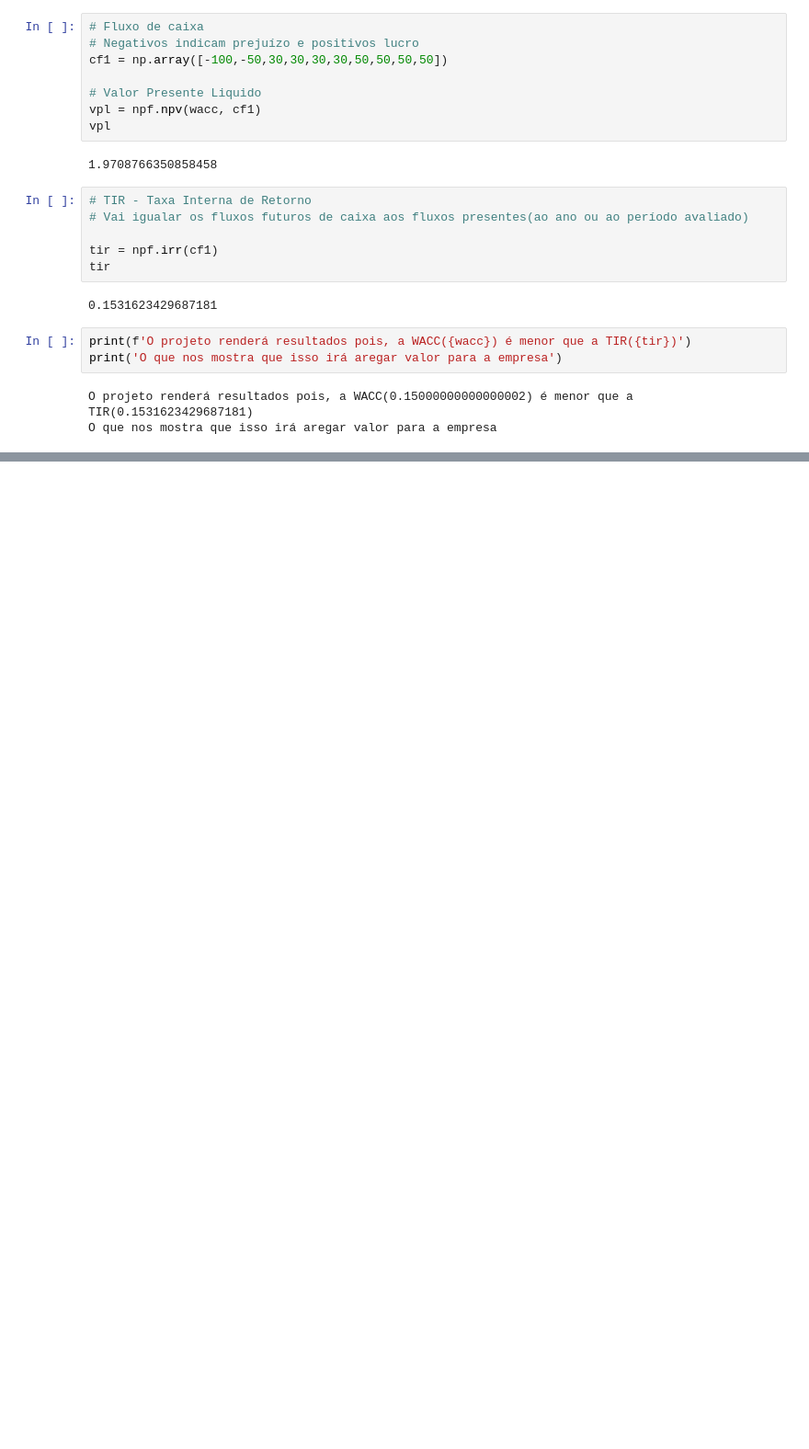
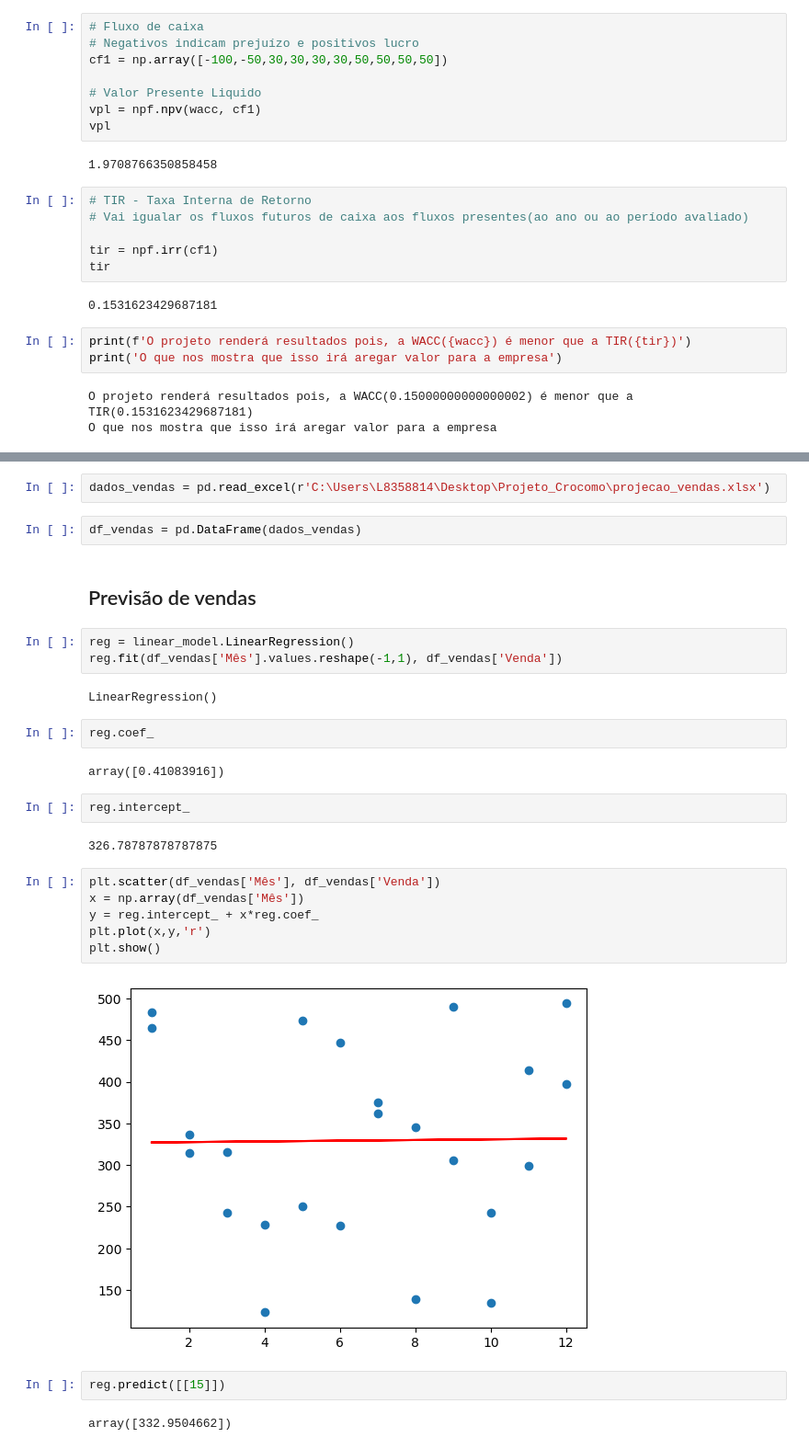
Before and after one commit to Leonardo-Monaro/Projeto_engenharia_economica, a Jupyter notebook: projeto_vendas.ipynb, the cells around one changed output, grey strips where cells are left out. Shown at 92% size. Cells and saved outputs as stored; diff of their text form; blank space fills up the shorter version.

```diff
--- a/projeto_vendas.ipynb
+++ b/projeto_vendas.ipynb
@@ -79,0 +90,31 @@ A empresa levará 78 meses ou 6.5 anos para recuperar o investimento
+# %%
+dados_vendas = pd.read_excel(r'C:\Users\L8358814\Desktop\Projeto_Crocomo\projecao_vendas.xlsx')
+# %%
+df_vendas = pd.DataFrame(dados_vendas)
+# %% [markdown]
+## Previsão de vendas
+# %%
+reg = linear_model.LinearRegression()
+reg.fit(df_vendas['Mês'].values.reshape(-1,1), df_vendas['Venda'])
+# %% [output]
+LinearRegression()
+# %%
+reg.coef_
+# %% [output]
+array([0.41083916])
+# %%
+reg.intercept_
+# %% [output]
+326.78787878787875
+# %%
+plt.scatter(df_vendas['Mês'], df_vendas['Venda'])
+x = np.array(df_vendas['Mês'])
+y = reg.intercept_ + x*reg.coef_
+plt.plot(x,y,'r')
+plt.show()
+# %% [output]
+[figure, added]
+# %%
+reg.predict([[15]])
+# %% [output]
+array([332.9504662])
```
Also changed, not shown: parts of 7 cells of this notebook.
